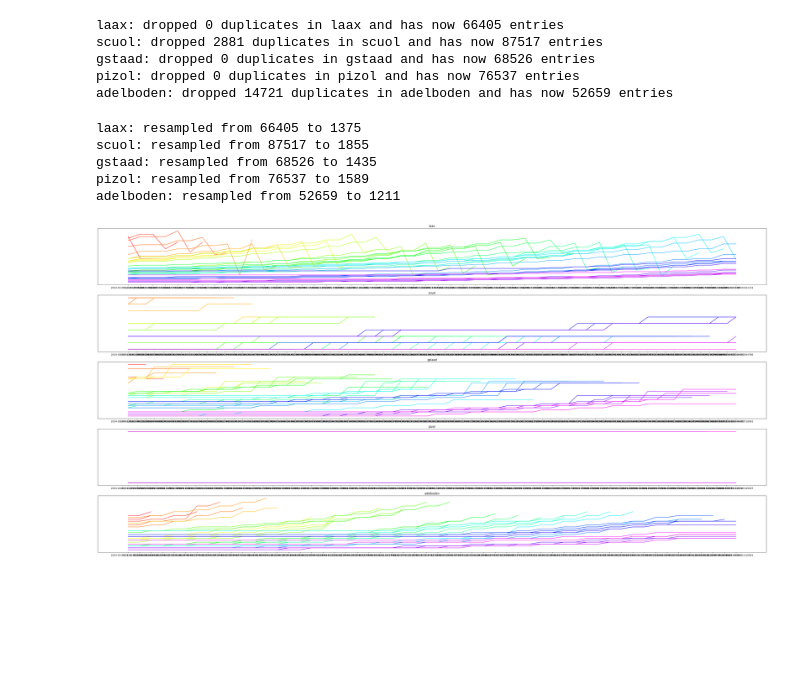
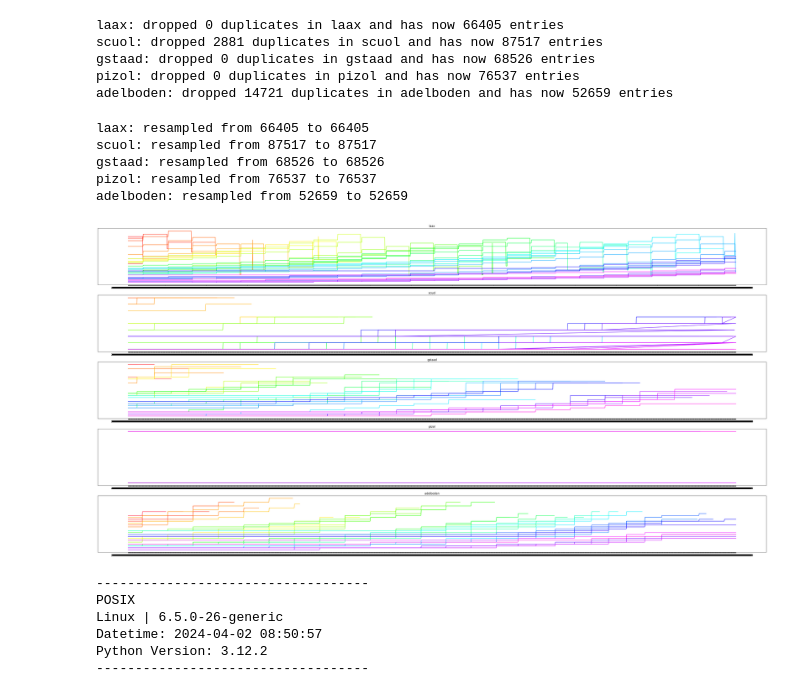
Before and after one commit to eigenmannmartin/adsskipredictor, a Jupyter notebook: data/03_data_prep.ipynb, the cells around one changed output. Drawn from its saved outputs; the diff is of its cells as text; code cells hidden in the pictures; blank space fills up the shorter version.

```diff
--- a/data/03_data_prep.ipynb
+++ b/data/03_data_prep.ipynb
@@ -54,37 +54,56 @@ cm = pylab.get_cmap('gist_rainbow')
 
 res_data = {}
 for resort in aug_data:
     res_data[resort] = (
         aug_data[resort]
         .groupby(['date'])
         .apply(
-            lambda x: x.resample('12h').ffill(),
+            lambda x: x.resample('15min').ffill(),
             include_groups=False
         )
         .dropna()
         .groupby(["date"])
     )
 
 
 fig = plt.figure(figsize=(40, 20))
 for index, resort in enumerate(res_data):
     print(f"{resort}: resampled from {len(aug_data[resort])} to {sum(res_data[resort].size())}")
     axis = fig.add_subplot(
         5,1,index+1,
         yticks=[],
         title=resort
     )
     for index, (date, item) in enumerate(res_data[resort]):
         color = cm(1.0 * index / len(res_data[resort]))
         axis.plot(item['fetch_timestamp'], item["price"], color=color)
 
 
 fig.tight_layout()
 fig.show()
 # %% [output]
-laax: resampled from 66405 to 1375
-scuol: resampled from 87517 to 1855
-gstaad: resampled from 68526 to 1435
-pizol: resampled from 76537 to 1589
-adelboden: resampled from 52659 to 1211
+laax: resampled from 66405 to 66405
+scuol: resampled from 87517 to 87517
+gstaad: resampled from 68526 to 68526
+pizol: resampled from 76537 to 76537
+adelboden: resampled from 52659 to 52659
-[figure, old version]
+[figure, new version]
+# %%
+import os
+import platform
+from platform import python_version
+from datetime import datetime
+
+print('-----------------------------------')
+print(os.name.upper())
+print(platform.system(), '|', platform.release())
+print('Datetime:', datetime.now().strftime("%Y-%m-%d %H:%M:%S"))
+print('Python Version:', python_version())
+print('-----------------------------------')
+# %% [output]
+-----------------------------------
+POSIX
+Linux | 6.5.0-26-generic
+Datetime: 2024-04-02 08:50:57
+Python Version: 3.12.2
+-----------------------------------
```
Also changed, not shown: 4 other files.
